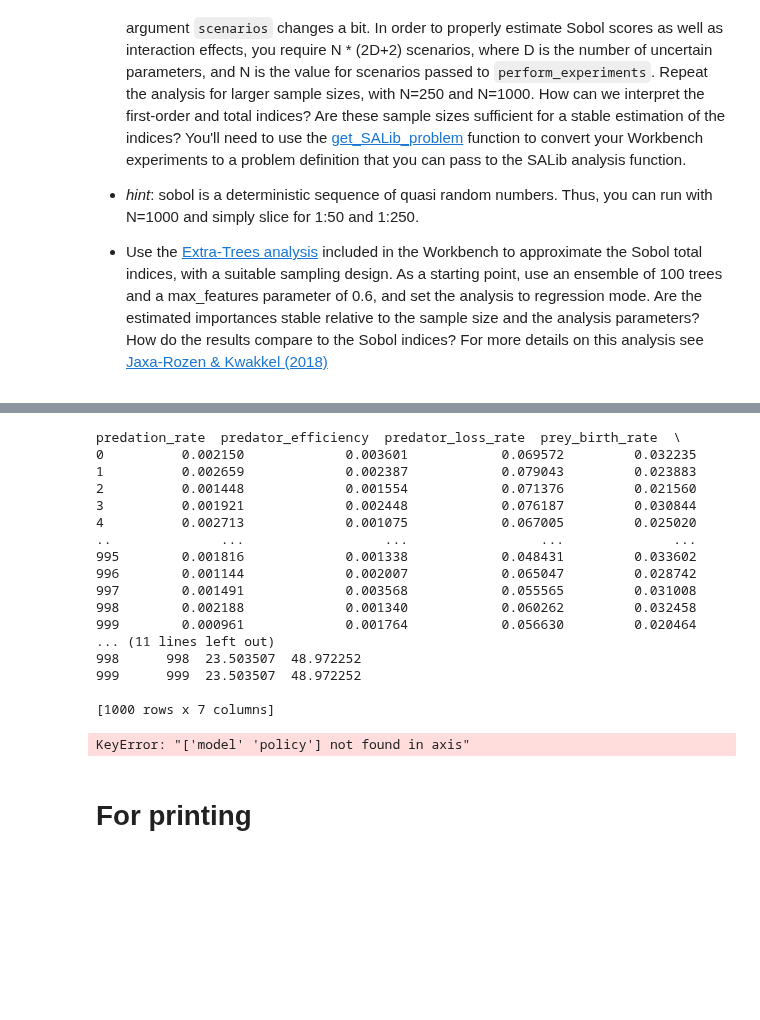
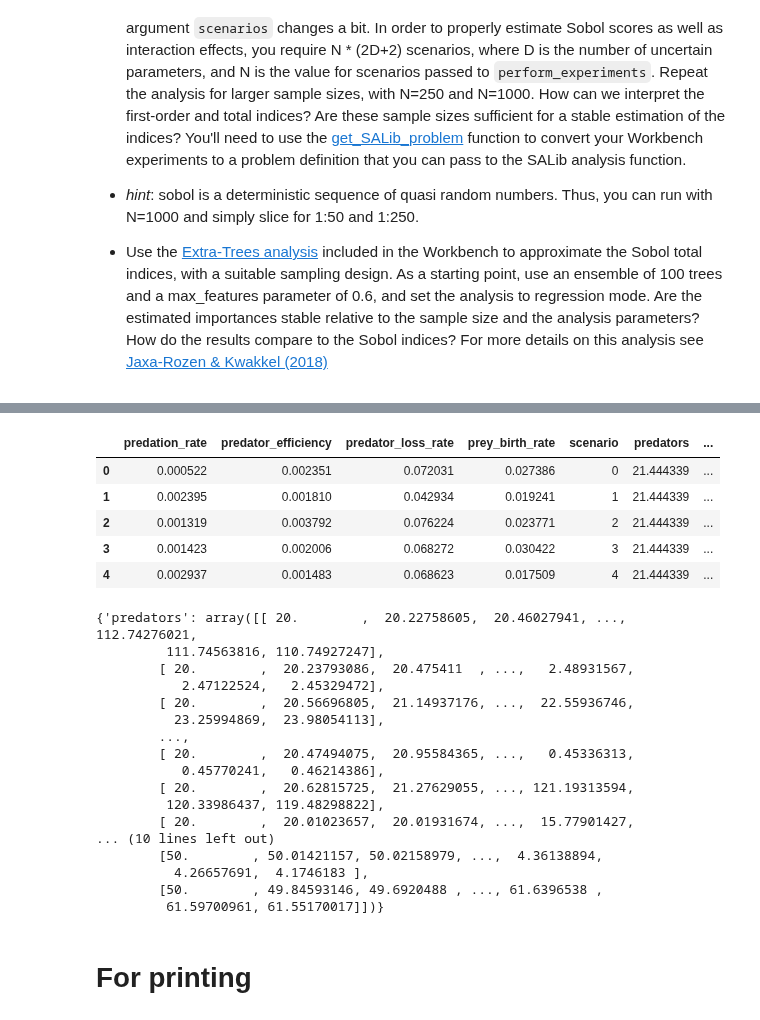
Before and after one commit to triple-capacho/EPA1361, a Jupyter notebook: Week 3-4 - vulnerability analysis/assignment 6 - sensitivity analysis.ipynb, the cells around one changed output, grey strips where cells are left out. Cells and saved outputs as stored; diff of their text form; code cells hidden in the pictures; blank space fills up the shorter version.

```diff
--- a/Week 3-4 - vulnerability analysis/assignment 6 - sensitivity analysis.ipynb
+++ b/Week 3-4 - vulnerability analysis/assignment 6 - sensitivity analysis.ipynb
@@ -121,30 +117,40 @@ experiments, outcomes = results
 outcomes = {key:outcomes[key][:,0,:] for key in outcomes.keys()} # Important for printing, delete redundant array
 
 fulldf = experiments
-print(fulldf)
+# print(fulldf)
 fulldf['predators'] = outcomes['predators'][0][6]
 fulldf['prey'] = outcomes['prey'][0][6]
 fulldf.drop(columns=['model', 'policy'], inplace=True)
-print(fulldf)
+#print(fulldf)
-# %% [output]
-predation_rate  predator_efficiency  predator_loss_rate  prey_birth_rate  \
-0          0.002150             0.003601            0.069572         0.032235
-1          0.002659             0.002387            0.079043         0.023883
-2          0.001448             0.001554            0.071376         0.021560
-3          0.001921             0.002448            0.076187         0.030844
-4          0.002713             0.001075            0.067005         0.025020
-..              ...                  ...                 ...              ...
-995        0.001816             0.001338            0.048431         0.033602
-996        0.001144             0.002007            0.065047         0.028742
-997        0.001491             0.003568            0.055565         0.031008
-998        0.002188             0.001340            0.060262         0.032458
-999        0.000961             0.001764            0.056630         0.020464
-... (11 lines left out)
-998      998  23.503507  48.972252
-999      999  23.503507  48.972252
-
-[1000 rows x 7 columns]
-KeyError: "['model' 'policy'] not found in axis"
+# %%
+experiments.head(5)
+# %% [output]
+|  | predation_rate | predator_efficiency | predator_loss_rate | prey_birth_rate | scenario | predators | ... |
+| 0 | 0.000522 | 0.002351 | 0.072031 | 0.027386 | 0 | 21.444339 | ... |
+| 1 | 0.002395 | 0.001810 | 0.042934 | 0.019241 | 1 | 21.444339 | ... |
+| 2 | 0.001319 | 0.003792 | 0.076224 | 0.023771 | 2 | 21.444339 | ... |
+| 3 | 0.001423 | 0.002006 | 0.068272 | 0.030422 | 3 | 21.444339 | ... |
+| 4 | 0.002937 | 0.001483 | 0.068623 | 0.017509 | 4 | 21.444339 | ... |
+# %%
+outcomes
+# %% [output]
+{'predators': array([[ 20.        ,  20.22758605,  20.46027941, ..., 112.74276021,
+         111.74563816, 110.74927247],
+        [ 20.        ,  20.23793086,  20.475411  , ...,   2.48931567,
+           2.47122524,   2.45329472],
+        [ 20.        ,  20.56696805,  21.14937176, ...,  22.55936746,
+          23.25994869,  23.98054113],
+        ...,
+        [ 20.        ,  20.47494075,  20.95584365, ...,   0.45336313,
+           0.45770241,   0.46214386],
+        [ 20.        ,  20.62815725,  21.27629055, ..., 121.19313594,
+         120.33986437, 119.48298822],
+        [ 20.        ,  20.01023657,  20.01931674, ...,  15.77901427,
+... (10 lines left out)
+        [50.        , 50.01421157, 50.02158979, ...,  4.36138894,
+          4.26657691,  4.1746183 ],
+        [50.        , 49.84593146, 49.6920488 , ..., 61.6396538 ,
+         61.59700961, 61.55170017]])}
 # %% [markdown]
 # For printing
 # %%
```
Also changed, not shown: parts of 30 cells of this notebook.
